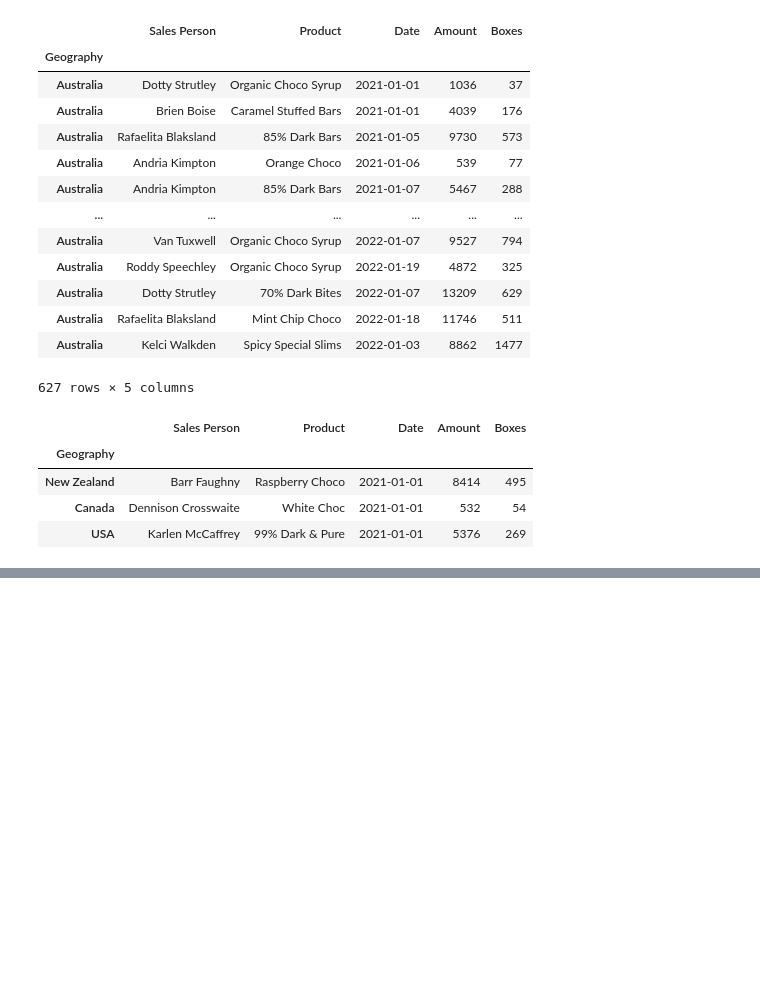
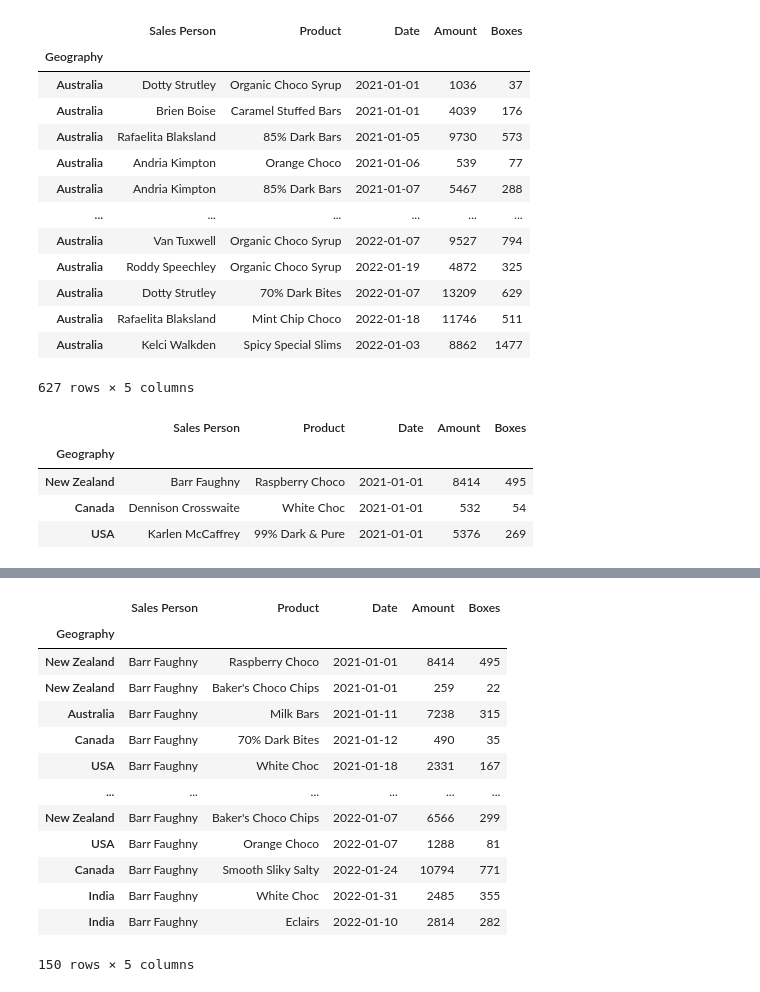
Before and after one commit to KudoroEsther/Files-Data_Analysis-, a Jupyter notebook: Task15/Task_15_Pandas_101.ipynb, the cells around one changed output, grey strips where cells are left out. Saved outputs shown, nothing was run; the diff lists cells and outputs as text; code cells hidden in the pictures; blank space fills up the shorter version.

```diff
--- a/Task15/Task_15_Pandas_101.ipynb
+++ b/Task15/Task_15_Pandas_101.ipynb
@@ -248,0 +263,19 @@ sales.iloc[0:3]
+# %%
+#Filtering
+#this prints out all the sales for the specified sales person
+sales[sales["Sales Person"] == "Barr Faughny"]
+# %% [output]
+|  | Sales Person | Product | Date | Amount | Boxes |
+| Geography |  |  |  |  |  |
+| New Zealand | Barr Faughny | Raspberry Choco | 2021-01-01 | 8414 | 495 |
+| New Zealand | Barr Faughny | Baker's Choco Chips | 2021-01-01 | 259 | 22 |
+| Australia | Barr Faughny | Milk Bars | 2021-01-11 | 7238 | 315 |
+| Canada | Barr Faughny | 70% Dark Bites | 2021-01-12 | 490 | 35 |
+| USA | Barr Faughny | White Choc | 2021-01-18 | 2331 | 167 |
+| ... | ... | ... | ... | ... | ... |
+| New Zealand | Barr Faughny | Baker's Choco Chips | 2022-01-07 | 6566 | 299 |
+| USA | Barr Faughny | Orange Choco | 2022-01-07 | 1288 | 81 |
+| Canada | Barr Faughny | Smooth Sliky Salty | 2022-01-24 | 10794 | 771 |
+| India | Barr Faughny | White Choc | 2022-01-31 | 2485 | 355 |
+| India | Barr Faughny | Eclairs | 2022-01-10 | 2814 | 282 |
+150 rows × 5 columns
```
Also changed, not shown: parts of 13 cells of this notebook.
